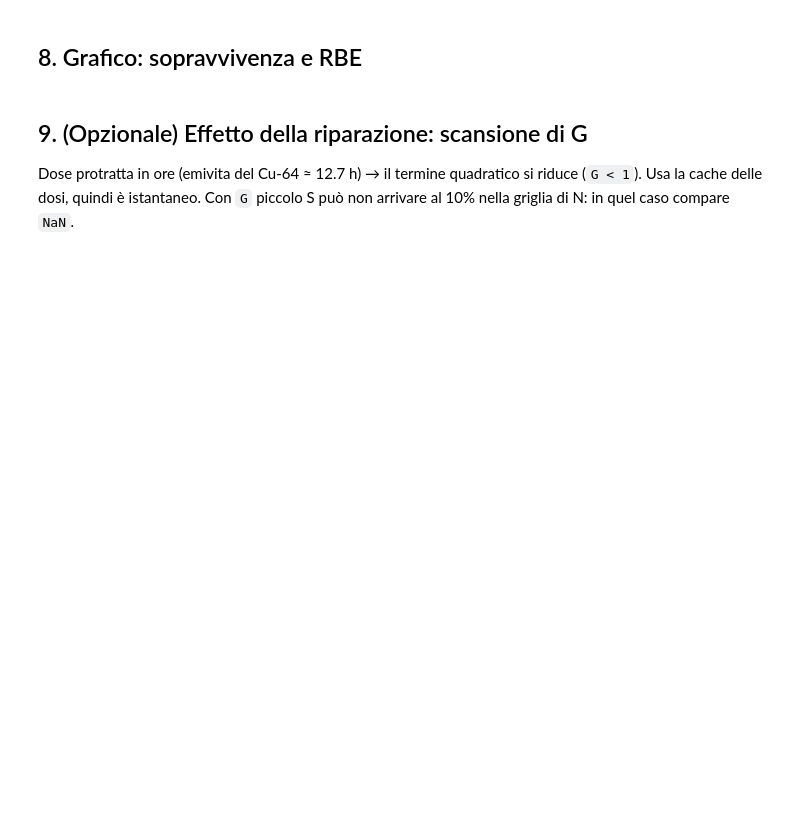
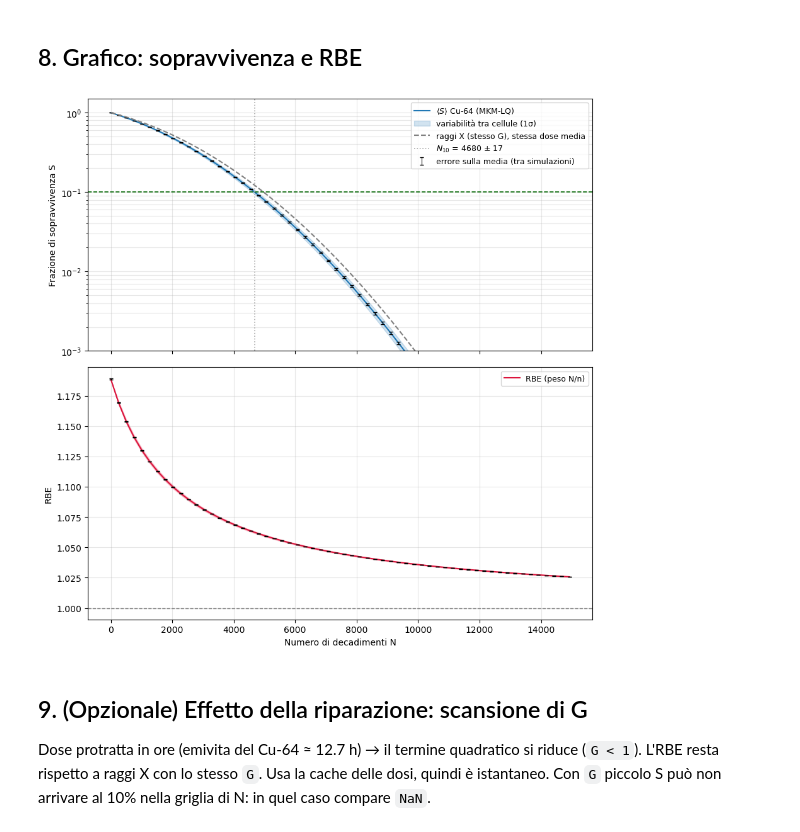
Before and after one commit to michelepascazio28-dot/Rame, a Jupyter notebook: Analisi_Cu64.ipynb, the cells around one changed output. Drawn from its saved outputs; the diff is of its cells as text; code cells hidden in the pictures; blank space fills up the shorter version.

```diff
--- a/Analisi_Cu64.ipynb
+++ b/Analisi_Cu64.ipynb
@@ -125,9 +176,11 @@ plt.tight_layout(); plt.show()
 Ogni cellula virtuale accumula decadimenti uno dopo l'altro; la dose a N decadimenti è la somma cumulata delle dosi nucleari.
 Una sola estrazione per cellula serve per tutti gli N.
 # %%
-def d_ref_at(s_target):
-    """Dose X acuta (alpha_0, beta) per avere S = s_target."""
-    return (-alpha_0 + np.sqrt(alpha_0**2 - 4 * beta * np.log(s_target))) / (2 * beta)
+def d_ref_at(s_target, g=None):
+    """Dose di raggi X (alpha_0, beta*g) per avere S = s_target. Stesso G della radiazione studiata."""
+    g = G if g is None else g
+    b = beta * g
+    return (-alpha_0 + np.sqrt(alpha_0**2 - 4 * b * np.log(s_target))) / (2 * b)
 
 def sample_doses(dn, ns, rng):
     n_max = int(ns.max())
@@ -158,7 +223,7 @@ def lq(d_mat, alpha, g=None):
     g = G if g is None else g
     e = alpha * d_mat + beta * g * d_mat**2
     s = np.exp(-e)
-    d_ref = (-alpha_0 + np.sqrt(alpha_0**2 + 4 * beta * e)) / (2 * beta)
+    d_ref = (-alpha_0 + np.sqrt(alpha_0**2 + 4 * beta * g * e)) / (2 * beta * g)   # raggi X con lo stesso G
     rbe = np.where(d_mat > 0, d_ref / np.where(d_mat > 0, d_mat, 1.0), np.nan)
     return s, rbe
 
@@ -171,6 +236,7 @@ def crossing(ns, s_mean, d_mean, target=S_TARGET):
             np.interp(np.log(target), ls[::-1], d_mean[::-1]))
 
 def analyze(df, d_mat, mode, g=None):
+    g = G if g is None else g
     y_f, y_d, y_star = micro(df, mode)
     alpha = alpha_0 + beta * K_CONV * y_star
     s, rbe = lq(d_mat, alpha, g)
@@ -179,7 +245,7 @@ def analyze(df, d_mat, mode, g=None):
     return dict(S=s_mean, S_cell=s.std(axis=1),
                 rbe=np.nanmean(rbe, axis=1), rbe_cell=np.nanstd(rbe, axis=1), D=d_mean,
                 yF=y_f, yD=y_d, ystar=y_star, alpha=alpha,
-                N10=n10, D10=d10, rbe10=d_ref_at(S_TARGET) / d10, rbe_max=alpha / alpha_0)
+                N10=n10, D10=d10, rbe10=d_ref_at(S_TARGET, g) / d10, rbe_max=alpha / alpha_0)
 
 def aggregate(results):
     k = len(results)
@@ -211,31 +282,33 @@ tab
 # %%
 a = agg[PLOT_MODE]
 fig, (ax1, ax2) = plt.subplots(2, 1, figsize=(9, 9), sharex=True)
 
 ax1.plot(ns, a["S"], color="#1f77b4", label=r"$\langle S\rangle$ Cu-64 (MKM-LQ)")
 ax1.fill_between(ns, np.clip(a["S"] - a["S_cell"], 1e-12, None), a["S"] + a["S_cell"],
                  color="#1f77b4", alpha=0.2, label="variabilità tra cellule (1σ)")
 ax1.errorbar(ns, a["S"], yerr=a["S_sem"], fmt="none", ecolor="k", elinewidth=0.8, capsize=2,
              label="errore sulla media (tra simulazioni)")
-ax1.plot(ns, np.exp(-alpha_0 * a["D"] - beta * a["D"] ** 2), "--", color="gray",
-         label="raggi X acuti, stessa dose media")
+ax1.plot(ns, np.exp(-alpha_0 * a["D"] - beta * G * a["D"] ** 2), "--", color="gray",
+         label="raggi X (stesso G), stessa dose media")
 ax1.axhline(S_TARGET, color="darkgreen", ls="--", lw=1.2)
 ax1.axvline(a["N10"], color="darkgray", ls=":", lw=1.2, label=f"$N_{{10}}$ = {a['N10']:.0f} ± {a['N10_sem']:.0f}")
 ax1.set_yscale("log"); ax1.set_ylim(1e-3, 1.5)
 ax1.set_ylabel("Frazione di sopravvivenza S")
-ax1.grid(True, which="both", alpha=0.3); ax1.legend(loc="lower left", fontsize=9)
+ax1.grid(True, which="both", alpha=0.3); ax1.legend(loc="upper right", fontsize=9)
 
 ax2.plot(ns, a["rbe"], color="crimson", label=f"RBE (peso {PLOT_MODE})")
 ax2.fill_between(ns, a["rbe"] - a["rbe_cell"], a["rbe"] + a["rbe_cell"], color="crimson", alpha=0.2)
 ax2.errorbar(ns, a["rbe"], yerr=a["rbe_sem"], fmt="none", ecolor="k", elinewidth=0.8, capsize=2)
 ax2.axhline(1.0, color="gray", ls="--", lw=1)
 ax2.set_xlabel("Numero di decadimenti N"); ax2.set_ylabel("RBE")
 ax2.grid(True, alpha=0.3); ax2.legend(loc="upper right", fontsize=9)
 
 plt.tight_layout(); plt.savefig("cu64_S_RBE.png", dpi=200); plt.show()
+# %% [output]
+[figure, added]
 # %% [markdown]
 ## 9. (Opzionale) Effetto della riparazione: scansione di G
-Dose protratta in ore (emivita del Cu-64 ≈ 12.7 h) → il termine quadratico si riduce (`G < 1`).
+Dose protratta in ore (emivita del Cu-64 ≈ 12.7 h) → il termine quadratico si riduce (`G < 1`). L'RBE resta rispetto a raggi X con lo stesso `G`.
 Usa la cache delle dosi, quindi è istantaneo. Con `G` piccolo S può non arrivare al 10% nella griglia di N: in quel caso compare `NaN`.
 # %%
 rows = []
```
Also changed, not shown: parts of 14 cells of this notebook, 7 other files.
